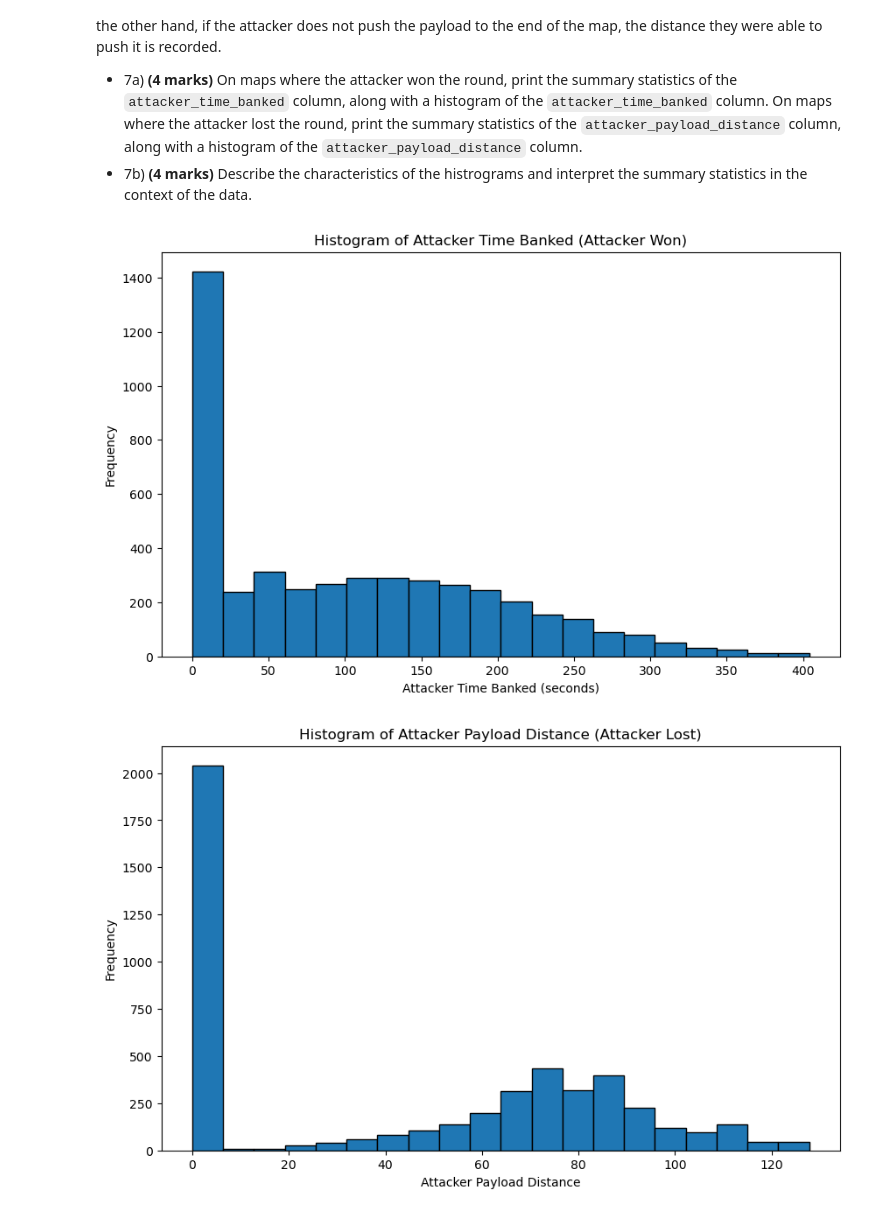
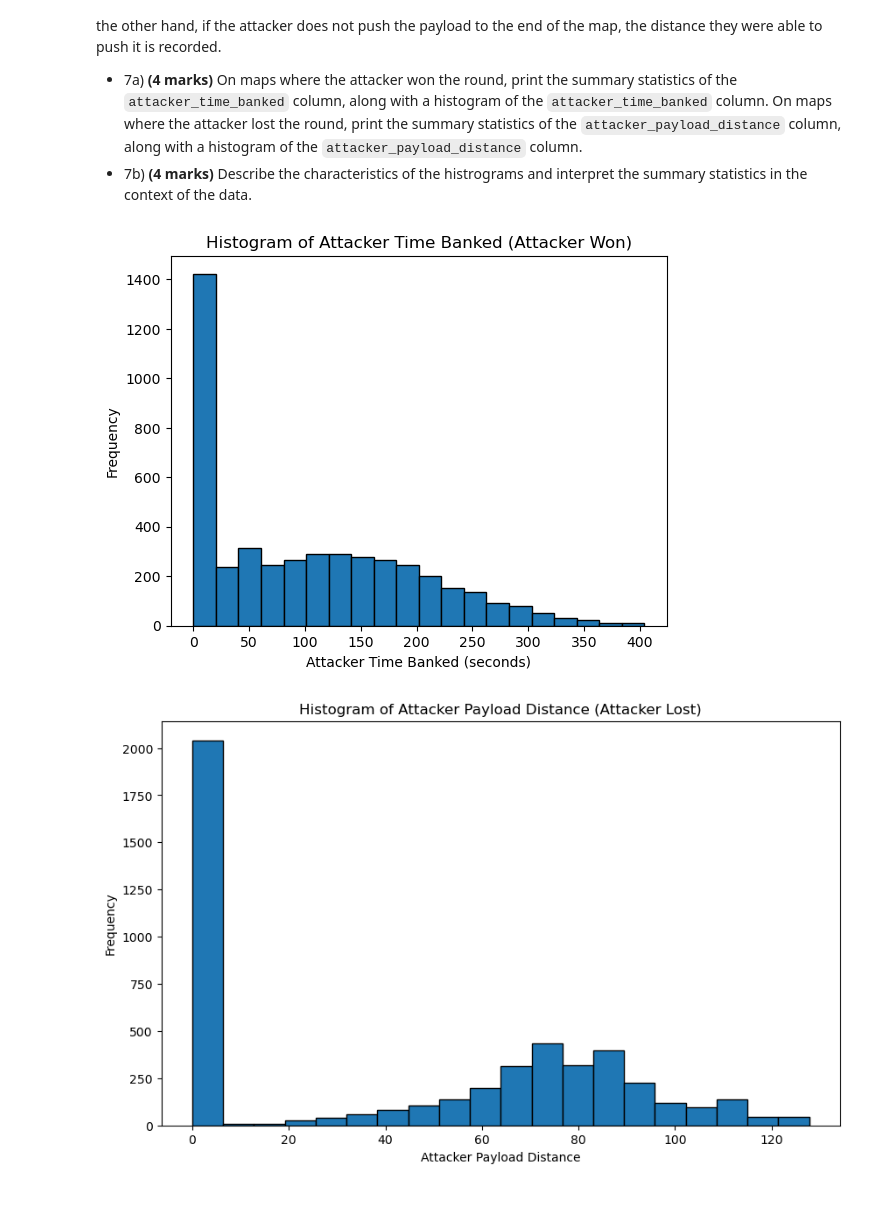
Before and after one commit to Ajay425/math-1130, a Jupyter notebook: assignment_1_alt/assignment_1_alt/assignment_1_STUDENT.ipynb, the cells around one changed output. Drawn from its saved outputs; the diff is of its cells as text; code cells hidden in the pictures.

````diff
--- a/assignment_1_alt/assignment_1_alt/assignment_1_STUDENT.ipynb
+++ b/assignment_1_alt/assignment_1_alt/assignment_1_STUDENT.ipynb
@@ -37,11 +37,7 @@ The client has a specific set of questions they would like to get answers to. Yo
 # %% [markdown]
 **1a) (1 mark)**  Use the pandas function ```read_csv()``` to load the file ```match_map_stats.csv``` as a DataFrame. Name this DataFrame ```df```.
 # %%
-with open('data/match_map_stats.csv') as f:
-    df=pd.read_csv(f, delimiter=',')
-
-
-#df = pd.read_csv(r"C:\Users\ajayb\OneDrive\Documents\GitHub\math-1130\assignment_1_alt\assignment_1_alt\data\match_map_stats.csv")
+df = pd.read_csv(r"C:\Users\ajayb\OneDrive\Documents\GitHub\math-1130\assignment_1_alt\assignment_1_alt\data\match_map_stats.csv")
 # %% [markdown]
 **1b) (1 mark)** Print the first 5 rows of the DataFrame
 # %%
@@ -728,34 +665,38 @@ On escort maps, the attacker must push a "payload" a certain distance within an
 # %%
 ##7a
 escort = df[df['map_type'] == 'escort']  # Filter for escort maps
 
-mask = escort['Attacker'] == escort['map_winner']
-escort_aw = escort[mask]  # Attacker won the round
+# Attacker won the round
+won_mask = escort['Attacker'] == escort['map_winner']
+attacker_won_escort = escort[won_mask]
 
-plt.figure(figsize=(10, 6))
-escort_aw['attacker_time_banked'].dropna().plot(kind='hist', bins=20, edgecolor='black')
+attacker_won_escort['attacker_time_banked'].dropna().plot(kind='hist', bins=20, edgecolor='black')
 plt.title("Histogram of Attacker Time Banked (Attacker Won)")
 plt.xlabel("Attacker Time Banked (seconds)")
 plt.ylabel("Frequency")
 plt.show()
 
-mask2 = escort['Attacker'] != escort['map_winner']
-escort_al = escort[mask2]  # Attacker lost the round
+# Attacker lost the round
+lost_mask = escort['Attacker'] != escort['map_winner']
+attacker_lost_escort = escort[lost_mask]
 
 plt.figure(figsize=(10, 6))
-escort_al['attacker_payload_distance'].dropna().plot(kind='hist', bins=20, edgecolor='black')
+attacker_lost_escort['attacker_payload_distance'].dropna().plot(kind='hist', bins=20, edgecolor='black')
 plt.title("Histogram of Attacker Payload Distance (Attacker Lost)")
 plt.xlabel("Attacker Payload Distance")
 plt.ylabel("Frequency")
 plt.show()
 
 print("Summary Statistics for Attacker Time Banked (Attacker Won):")
-print(escort_aw['attacker_time_banked'].describe())
+print(attacker_won_escort['attacker_time_banked'].describe())
 
 print("\nSummary Statistics for Attacker Payload Distance (Attacker Lost):")
-print(escort_al['attacker_payload_distance'].describe())
+print(attacker_lost_escort['attacker_payload_distance'].describe())
+
+print("----------------------------------")
+print("The histograms and summary statistics reveal that when attackers win, many teams finish with little to no time left, though a significant number manage to bank between 50 to 150 seconds, with an average of about 103 seconds left. This suggests that while some teams just complete the objective, others finish with a comfortable time buffer. In contrast, when attackers lose, many teams fail to move the payload far at all, with a large spike at 0 distance, but those that make progress typically push the payload about halfway, with an average distance of 44 units. Overall, the data shows that attacker success is often marked by efficient use of time, while failures frequently result in minimal payload progress.")
 # %% [output]
-[figure, old version]
+[figure, new version]
 [figure]
 Summary Statistics for Attacker Time Banked (Attacker Won):
 count    4650.000000
````
Also changed, not shown: parts of 8 cells of this notebook.
